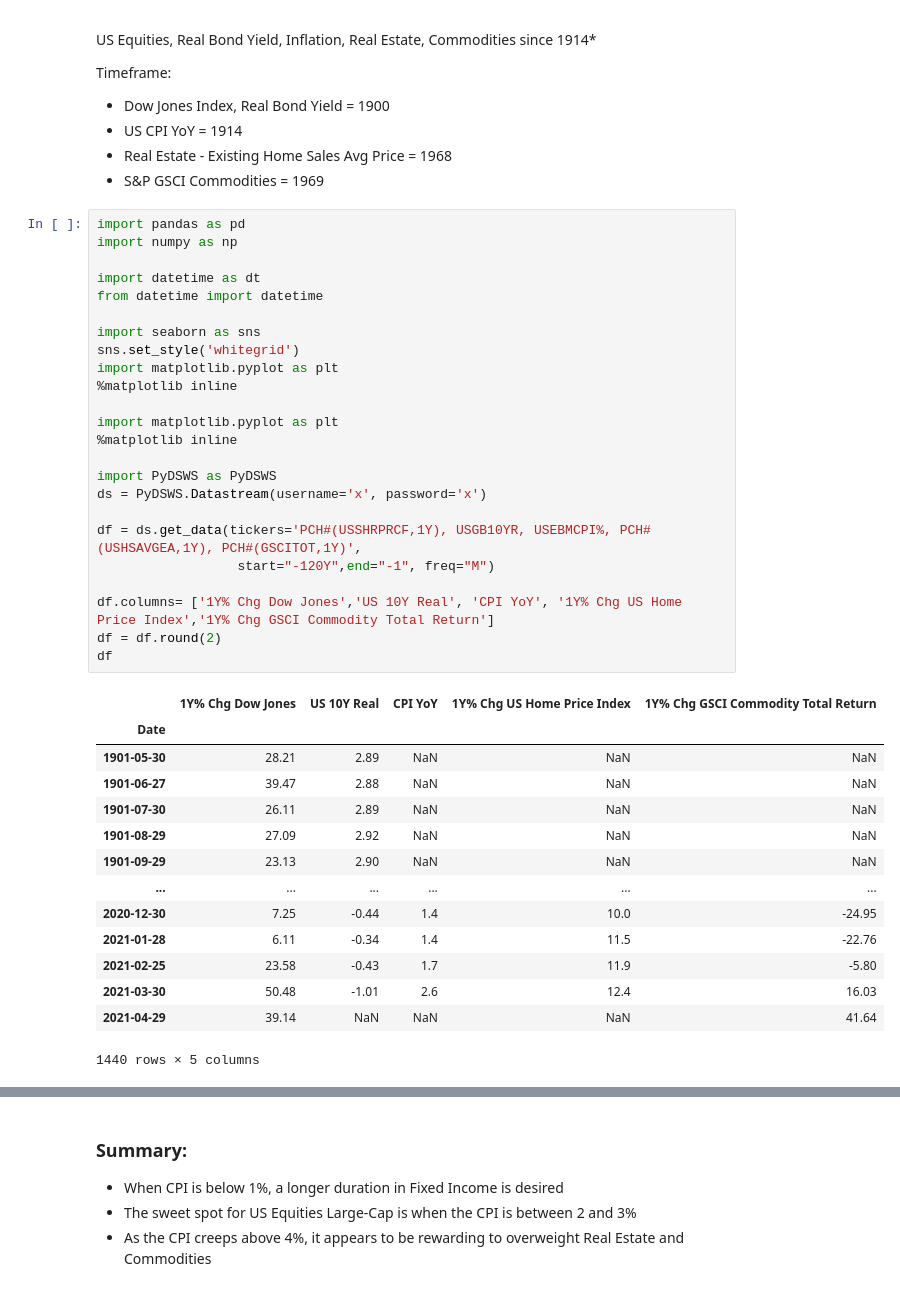
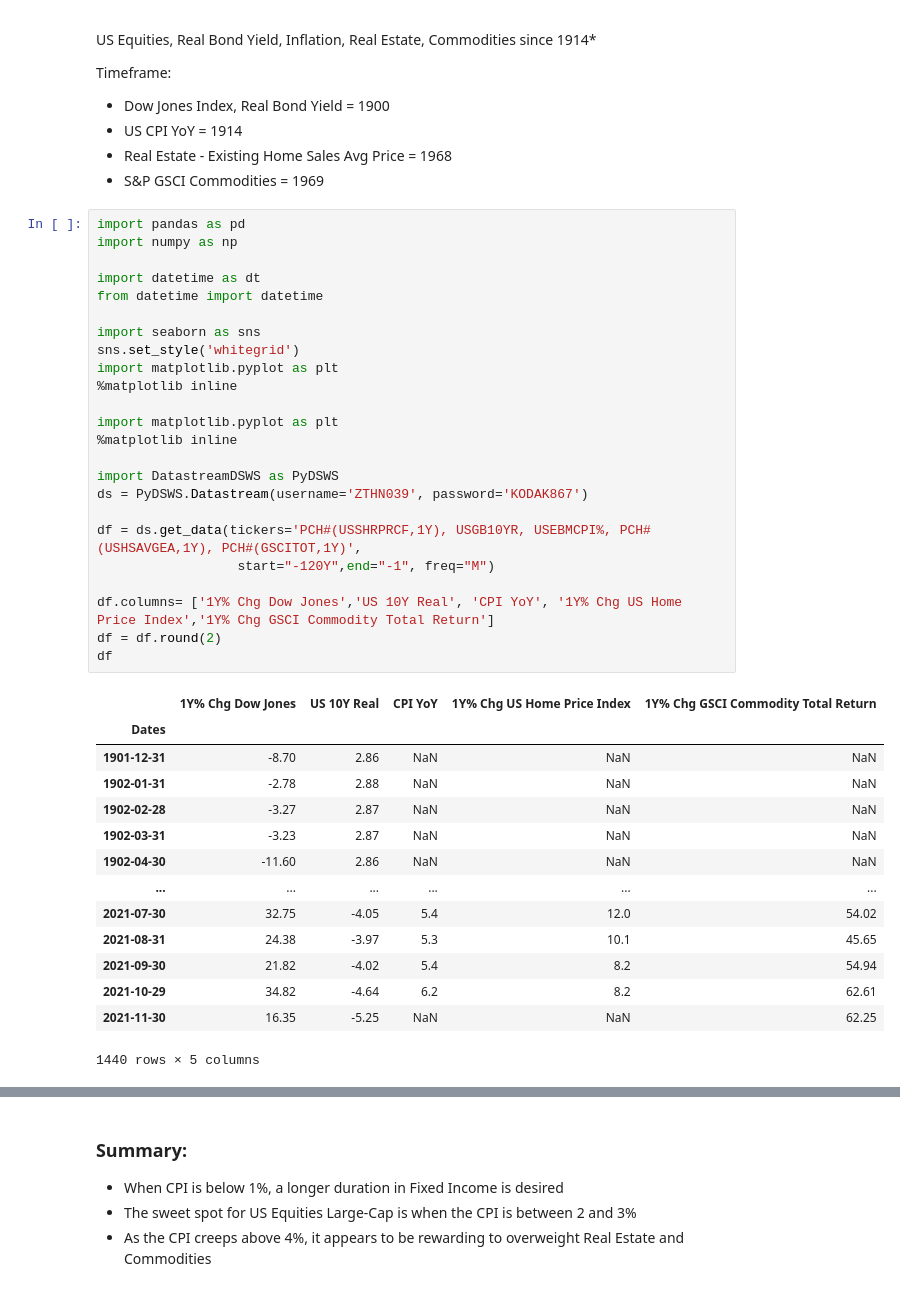
Before and after one commit to FierceResearch/Inflation-United-States, a Jupyter notebook: FR_Inflation_Research.ipynb, the cells around one changed output, grey strips where cells are left out. Cells and saved outputs as stored; diff of their text form.

```diff
--- a/FR_Inflation_Research.ipynb
+++ b/FR_Inflation_Research.ipynb
@@ -15,41 +15,41 @@ Timeframe:
 # %%
 import pandas as pd
 import numpy as np
 
 import datetime as dt
 from datetime import datetime
 
 import seaborn as sns
 sns.set_style('whitegrid')
 import matplotlib.pyplot as plt
 %matplotlib inline
 
 import matplotlib.pyplot as plt
 %matplotlib inline
 
-import PyDSWS as PyDSWS
-ds = PyDSWS.Datastream(username='x', password='x')
+import DatastreamDSWS as PyDSWS
+ds = PyDSWS.Datastream(username='ZTHN039', password='KODAK867')
 
 df = ds.get_data(tickers='PCH#(USSHRPRCF,1Y), USGB10YR, USEBMCPI%, PCH#(USHSAVGEA,1Y), PCH#(GSCITOT,1Y)',
                   start="-120Y",end="-1", freq="M")
 
 df.columns= ['1Y% Chg Dow Jones','US 10Y Real', 'CPI YoY', '1Y% Chg US Home Price Index','1Y% Chg GSCI Commodity Total Return']
 df = df.round(2)
 df
 # %% [output]
 |  | 1Y% Chg Dow Jones | US 10Y Real | CPI YoY | 1Y% Chg US Home Price Index | 1Y% Chg GSCI Commodity Total Return |
-| Date |  |  |  |  |  |
-| 1901-05-30 | 28.21 | 2.89 | NaN | NaN | NaN |
-| 1901-06-27 | 39.47 | 2.88 | NaN | NaN | NaN |
-| 1901-07-30 | 26.11 | 2.89 | NaN | NaN | NaN |
-| 1901-08-29 | 27.09 | 2.92 | NaN | NaN | NaN |
-| 1901-09-29 | 23.13 | 2.90 | NaN | NaN | NaN |
+| Dates |  |  |  |  |  |
+| 1901-12-31 | -8.70 | 2.86 | NaN | NaN | NaN |
+| 1902-01-31 | -2.78 | 2.88 | NaN | NaN | NaN |
+| 1902-02-28 | -3.27 | 2.87 | NaN | NaN | NaN |
+| 1902-03-31 | -3.23 | 2.87 | NaN | NaN | NaN |
+| 1902-04-30 | -11.60 | 2.86 | NaN | NaN | NaN |
 | ... | ... | ... | ... | ... | ... |
-| 2020-12-30 | 7.25 | -0.44 | 1.4 | 10.0 | -24.95 |
-| 2021-01-28 | 6.11 | -0.34 | 1.4 | 11.5 | -22.76 |
-| 2021-02-25 | 23.58 | -0.43 | 1.7 | 11.9 | -5.80 |
-| 2021-03-30 | 50.48 | -1.01 | 2.6 | 12.4 | 16.03 |
-| 2021-04-29 | 39.14 | NaN | NaN | NaN | 41.64 |
+| 2021-07-30 | 32.75 | -4.05 | 5.4 | 12.0 | 54.02 |
+| 2021-08-31 | 24.38 | -3.97 | 5.3 | 10.1 | 45.65 |
+| 2021-09-30 | 21.82 | -4.02 | 5.4 | 8.2 | 54.94 |
+| 2021-10-29 | 34.82 | -4.64 | 6.2 | 8.2 | 62.61 |
+| 2021-11-30 | 16.35 | -5.25 | NaN | NaN | 62.25 |
 1440 rows × 5 columns
 # %%
 import matplotlib.gridspec as gridspec
```
Also changed, not shown: parts of 9 cells of this notebook.
